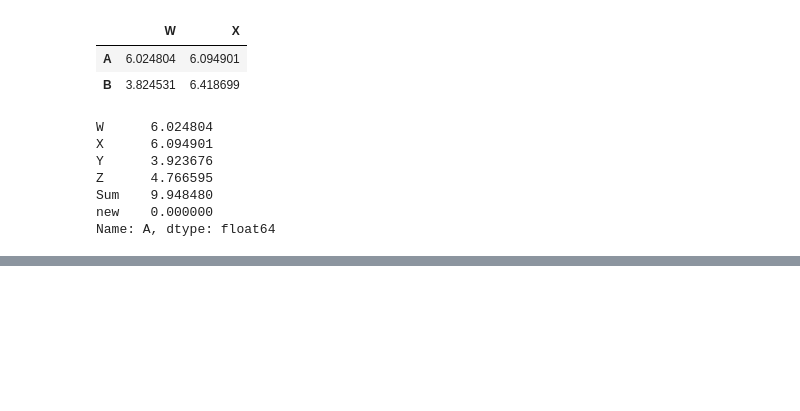
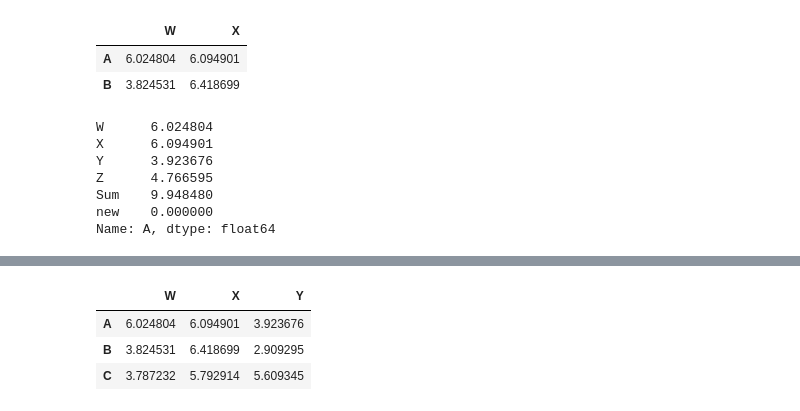
Before and after one commit to azhermurad/Python-for-Data-Analysis, a Jupyter notebook: pandas/pandas.ipynb, the cells around one changed output, grey strips where cells are left out. Drawn from its saved outputs; the diff is of its cells as text; code cells hidden in the pictures; blank space fills up the shorter version.

```diff
--- a/pandas/pandas.ipynb
+++ b/pandas/pandas.ipynb
@@ -220,0 +261,7 @@ Name: A, dtype: float64
+# %%
+dataframe.loc["A":"C":,"W":"Y"]
+# %% [output]
+|  | W | X | Y |
+| A | 6.024804 | 6.094901 | 3.923676 |
+| B | 3.824531 | 6.418699 | 2.909295 |
+| C | 3.787232 | 5.792914 | 5.609345 |
```
Also changed, not shown: parts of 7 cells of this notebook.
